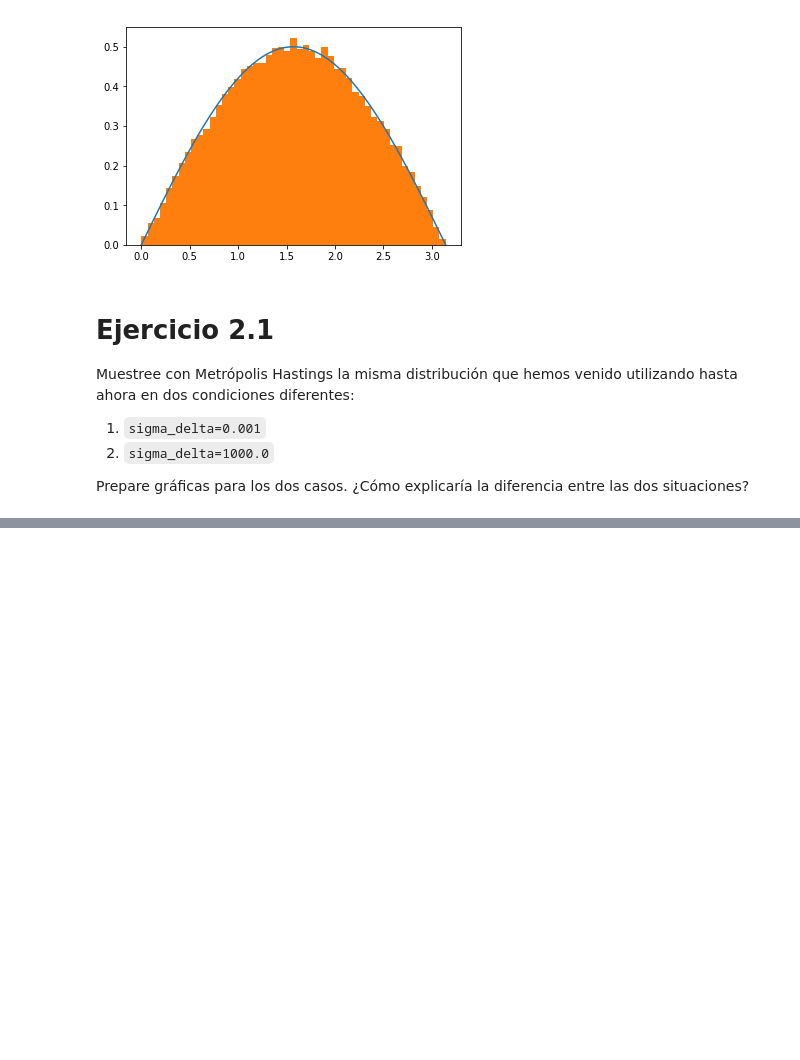
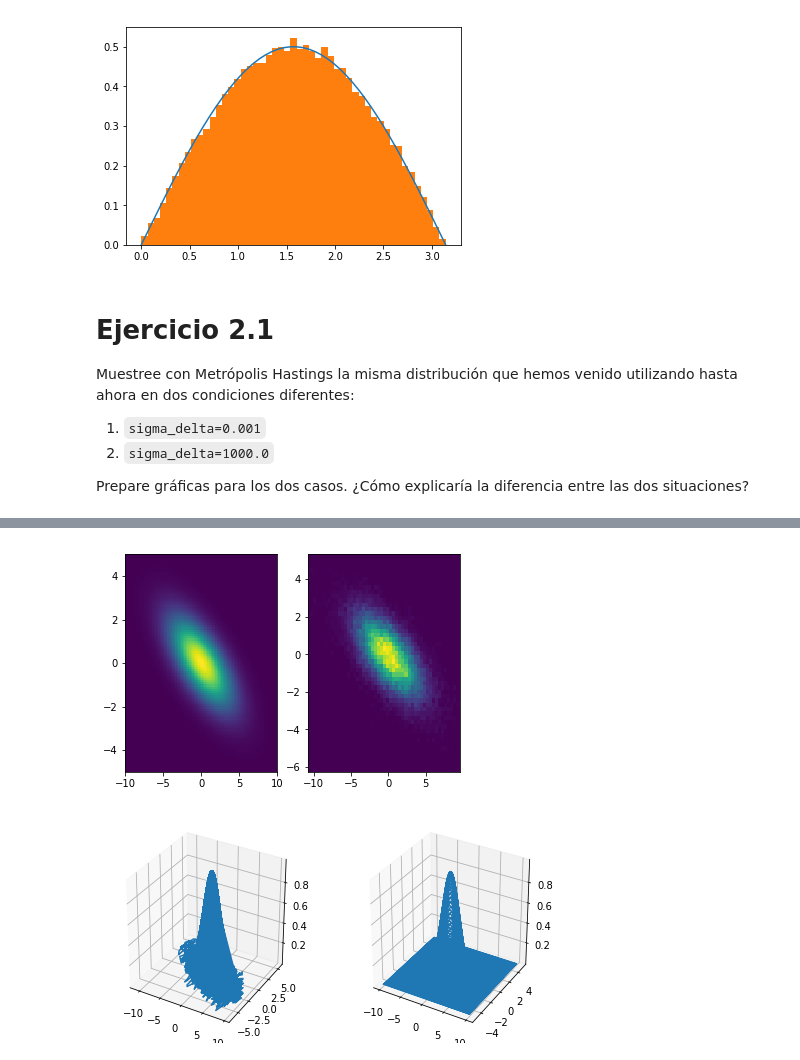
Before and after one commit to JoseMontanaC/Metodos_Computacionales, a Jupyter notebook: Repaso_Ejercicios/Ejercicio_5/Ejercicio_5.ipynb, the cells around one changed output, grey strips where cells are left out. Drawn from its saved outputs; the diff is of its cells as text; code cells hidden in the pictures; blank space fills up the shorter version.

```diff
--- a/Repaso_Ejercicios/Ejercicio_5/Ejercicio_5.ipynb
+++ b/Repaso_Ejercicios/Ejercicio_5/Ejercicio_5.ipynb
@@ -307,0 +345,55 @@ Prepare gráficas para los dos casos. ¿Cómo explicaría la diferencia entre la
+# %%
+from mpl_toolkits.mplot3d import Axes3D
+N=100000
+# Genera puntos sobre una grid
+x_line = np.linspace(-10,10,100)
+y_line = np.linspace(-5,5,100)
+x_grid, y_grid = np.meshgrid(x_line, y_line)
+z_grid = dens(x_grid, y_grid)
+
+# Genera lista de puntos
+x_lista = np.random.normal(size=N)
+y_lista = np.random.normal(scale=1.0, size=N)
+dense_sample=np.random.normal(size=N)
+sigma_delta_x = 0.5
+sigma_delta_y = 1.0
+
+for i in range(1,N):
+    propuesta_x  = x_lista[i-1] + np.random.normal(loc=0.0, scale=sigma_delta_x)
+    propuesta_y  = y_lista[i-1] + np.random.normal(loc=0.0, scale=sigma_delta_y)
+    new_dens = dens(propuesta_x,propuesta_y)
+    old_dens = dens(x_lista[i-1],y_lista[i-1])
+    r = min(1,new_dens/old_dens)
+    alpha = np.random.random()
+    if(alpha<r):
+        x_lista[i]=propuesta_x
+        y_lista[i]=propuesta_y
+        dense_sample[i]=new_dens
+    else:
+        x_lista[i]=x_lista[i-1]
+        y_lista[i]=y_lista[i-1]
+        dense_sample[i]=old_dens
+
+x_lista = x_lista[N//10:]
+y_lista = y_lista[N//10:]
+
+fig, (ax0, ax1) = plt.subplots(1,2)
+
+# grafica los puntos de la grid
+im = ax0.pcolormesh(x_grid, y_grid, z_grid)
+
+# grafica el histograma bidimensional a partir de la lista de puntos
+_ = plt.hist2d(x_lista, y_lista, bins=50)
+
+plt.show()
+fig = plt.figure(figsize=plt.figaspect(0.5))
+ax = fig.add_subplot(1, 2, 1, projection='3d')
+z=dens(x_lista,y_lista)
+ax.plot(x_lista, y_lista, z, label='parametric curve')
+ax1 = fig.add_subplot(1, 2, 2, projection='3d')
+z=dens(x_line,y_line)
+ax1.plot(x_grid.flatten(),y_grid.flatten(),z_grid.flatten())
+plt.show()
+# %% [output]
+[figure, added]
+[figure, added]
```
Also changed, not shown: parts of 2 cells of this notebook.
